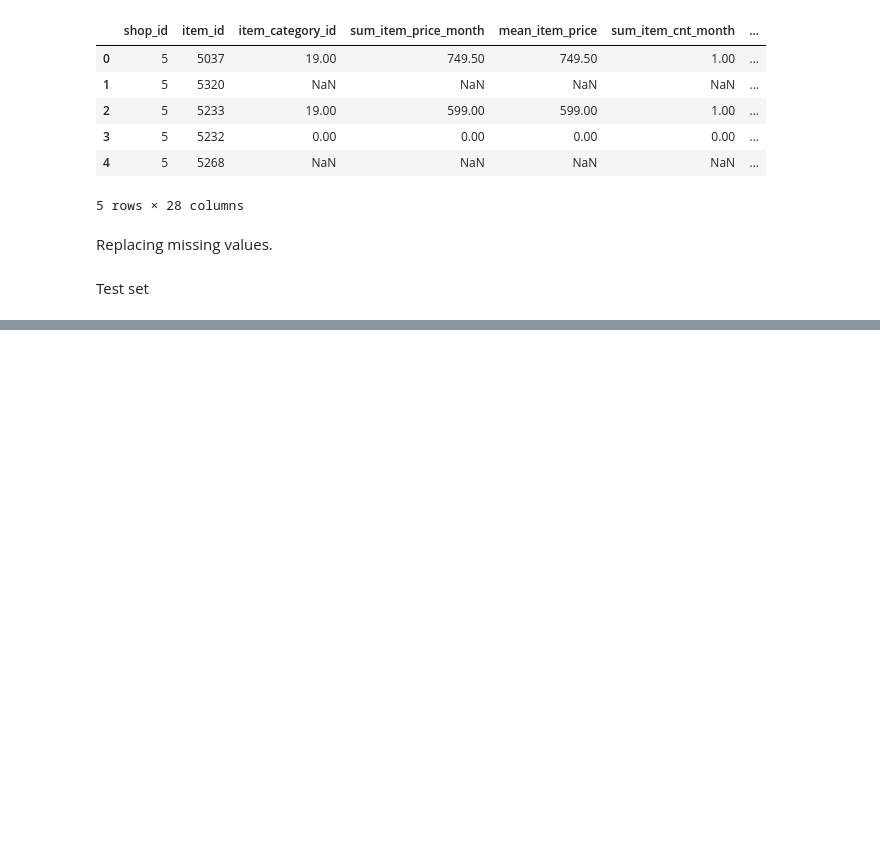
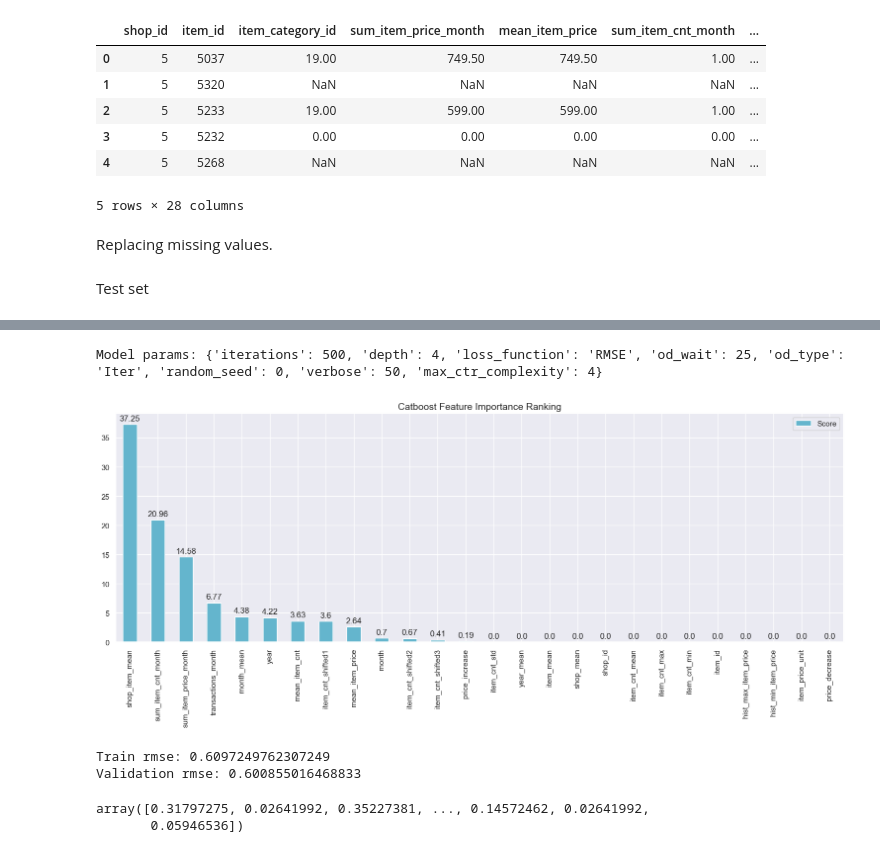
Before and after one commit to ionahu08/StoreSalesForecasting, a Jupyter notebook: Competition/Code/EDA and Feature Engineer.ipynb, the cells around one changed output, grey strips where cells are left out. Saved outputs shown, nothing was run; the diff lists cells and outputs as text; code cells hidden in the pictures; blank space fills up the shorter version.

```diff
--- a/Competition/Code/EDA and Feature Engineer.ipynb
+++ b/Competition/Code/EDA and Feature Engineer.ipynb
@@ -651,5 +683,9 @@ X_test.fillna(X_test.mean(), inplace=True)
 X_train.drop(['item_category_id'], axis=1, inplace=True)
 X_validation.drop(['item_category_id'], axis=1, inplace=True)
 X_test.drop(['item_category_id'], axis=1, inplace=True)
+# %%
+X_train.drop(['item_trend'], axis=1, inplace=True)
+X_validation.drop(['item_trend'], axis=1, inplace=True)
+X_test.drop(['item_trend'], axis=1, inplace=True)
 # %% [markdown]
 Test set
@@ -675,0 +692,4 @@ X_test.head().T
+# %%
+X_train['item_id'] = X_train['item_id'].astype('int32')
+X_validation['item_id'] = X_validation['item_id'].astype('int32')
+X_test['item_id'] = X_test['item_id'].astype('int32')
@@ -675,0 +731,18 @@ X_test.head().T
+# %%
+cat_features = [0, 1, 7, 8]
+
+catboost_model = CatBoostRegressor(
+    iterations=500,
+    max_ctr_complexity=4,
+    random_seed=0,
+    od_type='Iter',
+    od_wait=25,
+    verbose=50,
+    depth=4
+)
+
+catboost_model.fit(
+    X_train, Y_train,
+    cat_features=cat_features,
+    eval_set=(X_validation, Y_validation)
+)
@@ -675,0 +759,22 @@ X_test.head().T
+# %%
+print('Model params:', catboost_model.get_params())
+# %% [output]
+Model params: {'iterations': 500, 'depth': 4, 'loss_function': 'RMSE', 'od_wait': 25, 'od_type': 'Iter', 'random_seed': 0, 'verbose': 50, 'max_ctr_complexity': 4}
+# %%
+feature_score = pd.DataFrame(list(zip(X_train.dtypes.index, catboost_model.get_feature_importance(Pool(X_train, label=Y_train, cat_features=cat_features)))), columns=['Feature','Score'])
+feature_score = feature_score.sort_values(by='Score', ascending=False, inplace=False, kind='quicksort', na_position='last')
+
+plt.rcParams["figure.figsize"] = (19, 6)
+ax = feature_score.plot('Feature', 'Score', kind='bar', color='c')
+ax.set_title("Catboost Feature Importance Ranking", fontsize = 14)
+ax.set_xlabel('')
+rects = ax.patches
+labels = feature_score['Score'].round(2)
+
+for rect, label in zip(rects, labels):
+    height = rect.get_height()
+    ax.text(rect.get_x() + rect.get_width()/2, height + 0.35, label, ha='center', va='bottom')
+
+plt.show()
+# %% [output]
+[figure, added]
@@ -675,0 +785,11 @@ X_test.head().T
+# %%
+print('Train rmse:', np.sqrt(mean_squared_error(Y_train, catboost_train_pred)))
+print('Validation rmse:', np.sqrt(mean_squared_error(Y_validation, catboost_val_pred)))
+# %% [output]
+Train rmse: 0.6097249762307249
+Validation rmse: 0.600855016468833
+# %%
+catboost_test_pred
+# %% [output]
+array([0.31797275, 0.02641992, 0.35227381, ..., 0.14572462, 0.02641992,
+       0.05946536])
```
Also changed, not shown: parts of 15 cells of this notebook.
